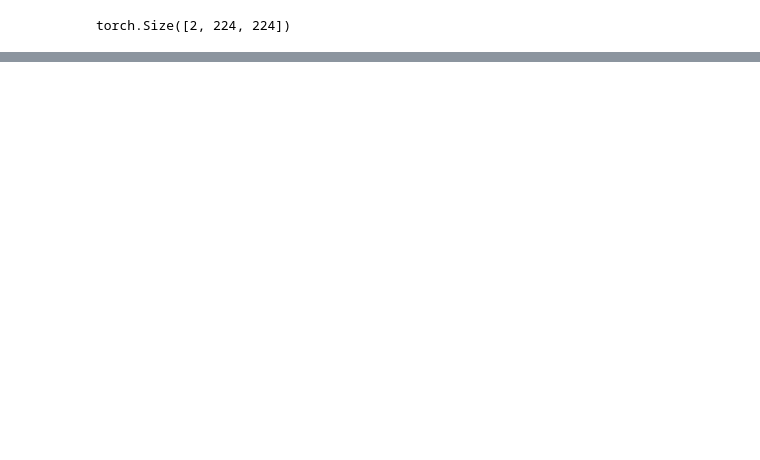
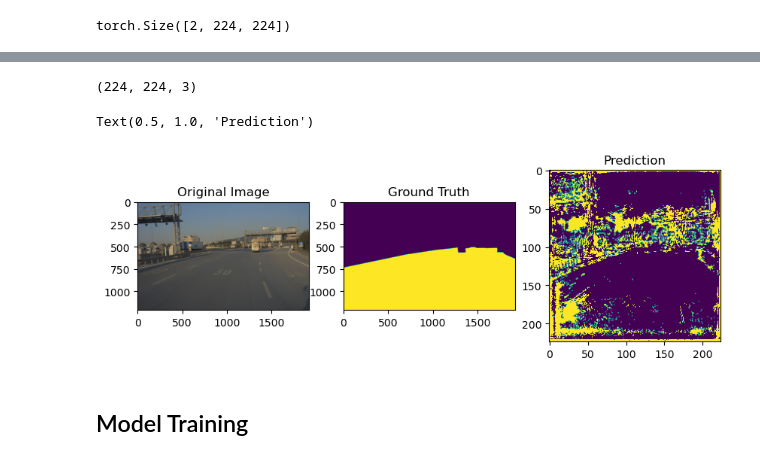
Before and after one commit to BeytullahYayla/Drivable-Area-Segmentation-Using-Transformer-and-Unet-Architectures, a Jupyter notebook: notebooks/overview.ipynb, the cells around one changed output, grey strips where cells are left out. Cells and saved outputs as stored; diff of their text form; code cells hidden in the pictures; blank space fills up the shorter version.

```diff
--- a/notebooks/overview.ipynb
+++ b/notebooks/overview.ipynb
@@ -309,0 +312,7 @@ torch.Size([2, 224, 224])
+# %%
+pred_y=outputs[5]
+pred_y=torch.sigmoid(pred_y)
+# %%
+pred_y=pred_y[0].detach().numpy()
+pred_y=pred_y>0.5
+pred_y = np.array(pred_y, dtype=np.uint8)
@@ -309,0 +333,20 @@ torch.Size([2, 224, 224])
+# %%
+pred_y=np.expand_dims(pred_y,axis=-1)
+pred_y = np.concatenate([pred_y, pred_y, pred_y], axis=-1)
+# %%
+pred_y.shape
+# %% [output]
+(224, 224, 3)
+# %%
+fig,axs=plt.subplots(nrows=1,ncols=3,figsize=(10,10))
+axs[0].imshow(plt.imread(image_paths[5]))
+axs[0].set_title('Original Image')
+axs[1].imshow(plt.imread(mask_paths[5]))
+axs[1].set_title('Ground Truth')
+axs[2].imshow(pred_y[:,:,2])
+axs[2].set_title('Prediction')
+# %% [output]
+Text(0.5, 1.0, 'Prediction')
+[figure, added]
+# %% [markdown]
+## Model Training
```
Also changed, not shown: parts of 6 cells of this notebook, 1 other file.
